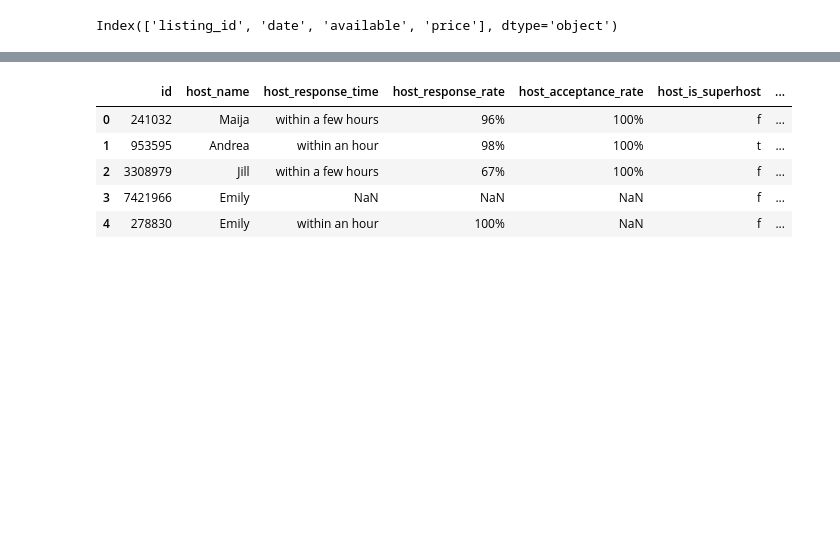
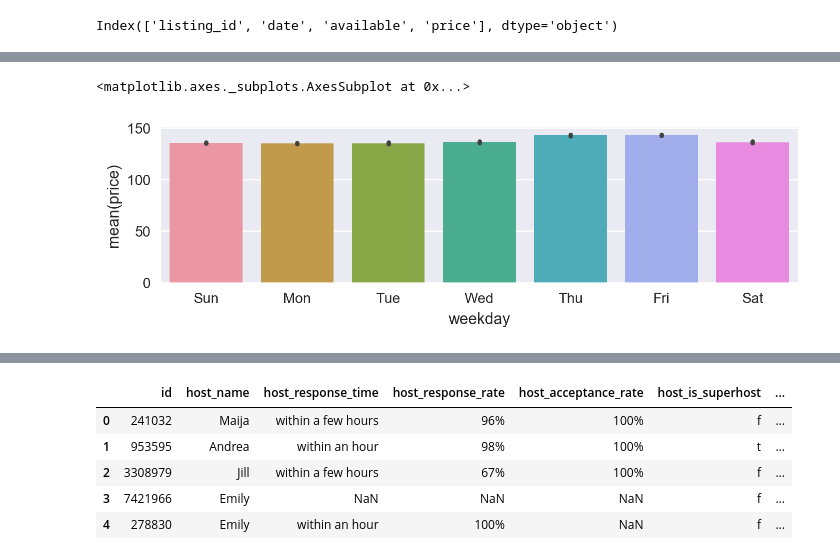
Before and after one commit to vektirgroup/Udacity_Project_1, a Jupyter notebook: Tyler Hunt - Project 1.ipynb, the cells around one changed output, grey strips where cells are left out. Drawn from its saved outputs; the diff is of its cells as text; code cells hidden in the pictures; blank space fills up the shorter version.

```diff
--- a/Tyler Hunt - Project 1.ipynb
+++ b/Tyler Hunt - Project 1.ipynb
@@ -93,0 +247,9 @@ df_calendar.sample(5)
+# %%
+# Visualize data
+plt.figure(figsize=(8,2), dpi=(200))
+x = df_calendar['weekday']
+y = df_calendar['price']
+sns.barplot(x=x,y=y)
+# %% [output]
+<matplotlib.axes._subplots.AxesSubplot at 0x...>
+[figure, added]
```
Also changed, not shown: parts of 21 cells of this notebook.
